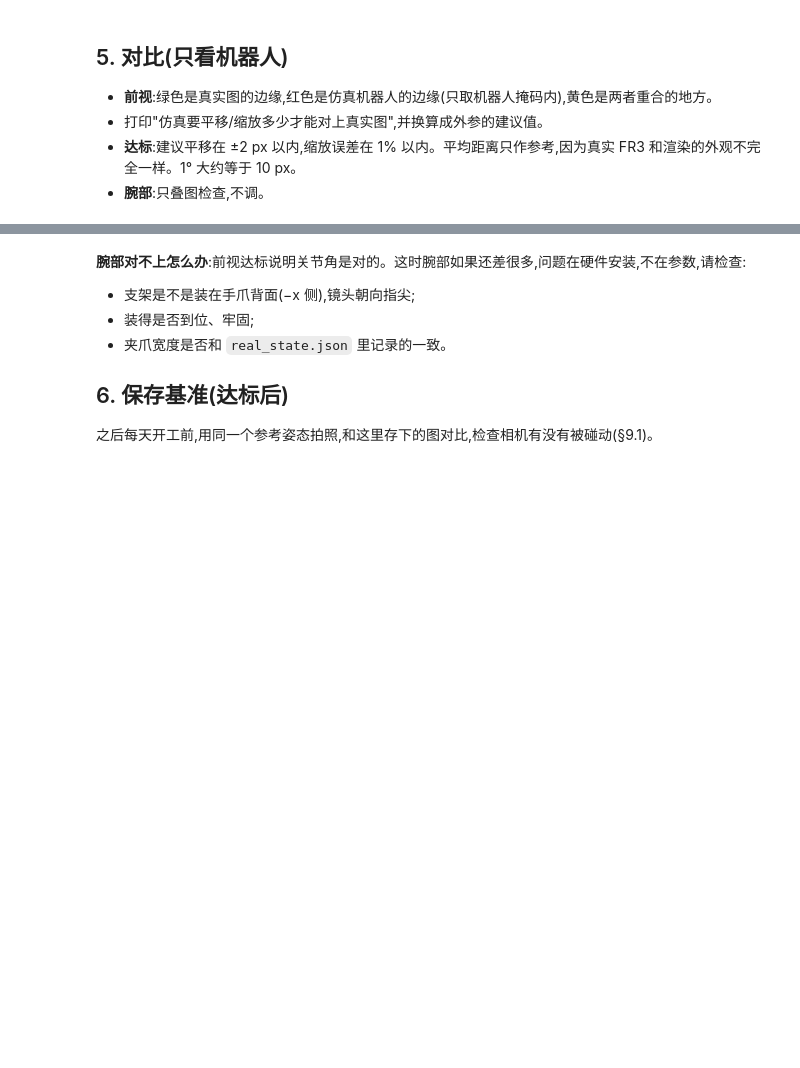
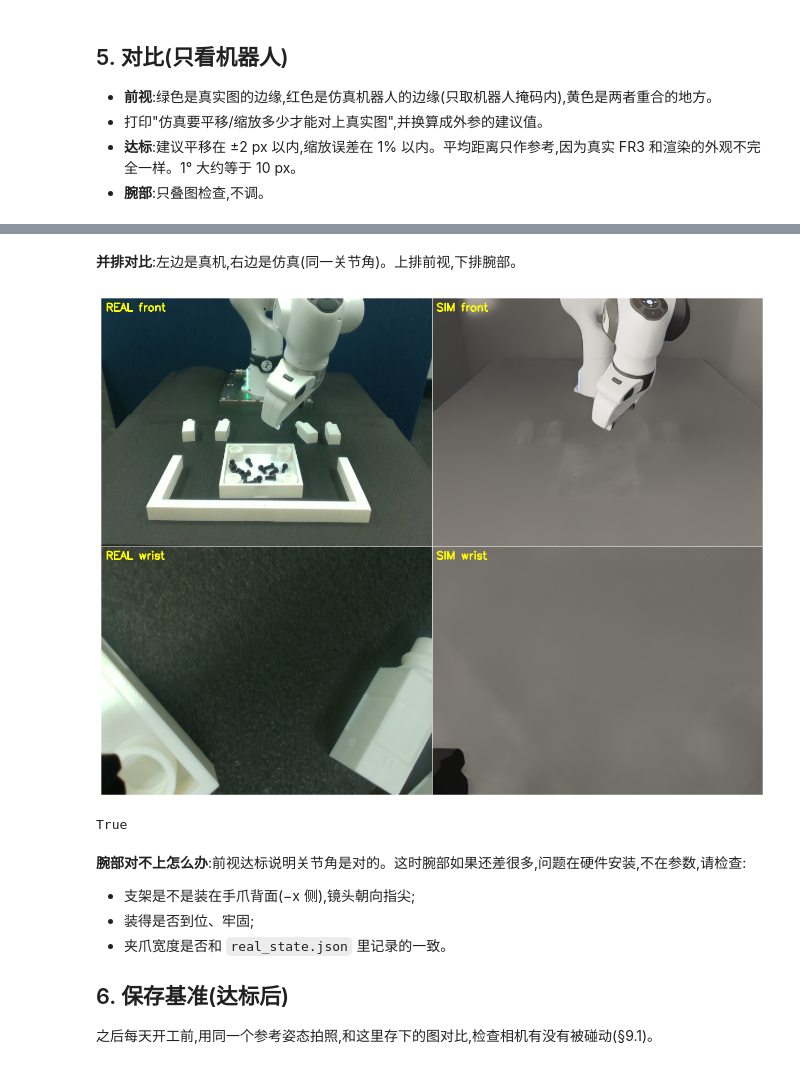
Before and after one commit to Lky0724/robust-rearrangement, a Jupyter notebook: scratch/camera_alignment_guide.ipynb, the cells around one changed output, grey strips where cells are left out. Saved outputs shown, nothing was run; the diff lists cells and outputs as text; code cells hidden in the pictures; blank space fills up the shorter version.

```diff
--- a/scratch/camera_alignment_guide.ipynb
+++ b/scratch/camera_alignment_guide.ipynb
@@ -207,3 +240,15 @@ cv2.imwrite(str(ALIGN / "overlay_wrist.png"), cv2.cvtColor(ow, cv2.COLOR_RGB2BGR
+# %% [markdown]
+**并排对比**:左边是真机,右边是仿真(同一关节角)。上排前视,下排腕部。
+# %%
+sbs = np.vstack([np.hstack([real_front, sim_f]), np.hstack([real_wrist, sim_w])])
+for x0, y0, t in [(8, 24, "REAL front"), (648, 24, "SIM front"), (8, 504, "REAL wrist"), (648, 504, "SIM wrist")]:
+    cv2.putText(sbs, t, (x0, y0), cv2.FONT_HERSHEY_SIMPLEX, 0.7, (255, 255, 0), 2)
+cv2.line(sbs, (640, 0), (640, 959), (255, 255, 255), 1); cv2.line(sbs, (0, 480), (1279, 480), (255, 255, 255), 1)
+plt.figure(figsize=(16, 12)); plt.imshow(sbs); plt.axis("off"); plt.show()
+cv2.imwrite(str(ALIGN / "side_by_side.png"), cv2.cvtColor(sbs, cv2.COLOR_RGB2BGR))
+# %% [output]
+[figure, added]
+True
 # %% [markdown]
 **腕部对不上怎么办**:前视达标说明关节角是对的。这时腕部如果还差很多,问题在硬件安装,不在参数,请检查:
 - 支架是不是装在手爪背面(−x 侧),镜头朝向指尖;
```
Also changed, not shown: parts of 7 cells of this notebook, 17 other files.
